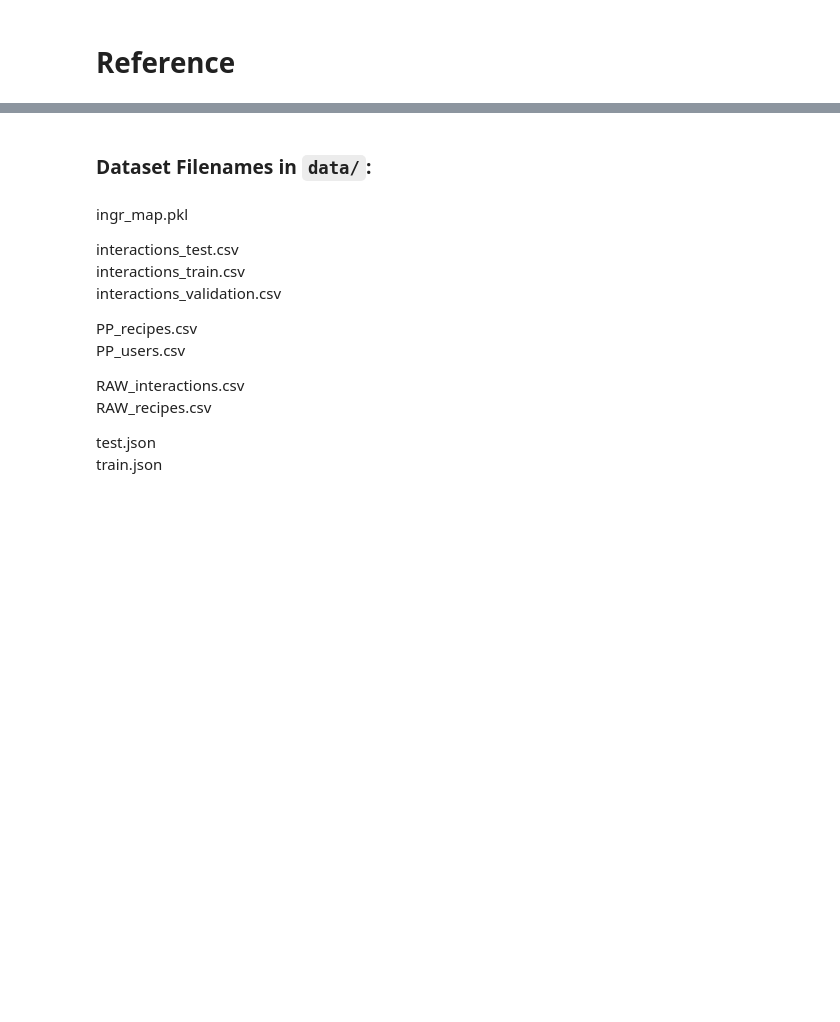
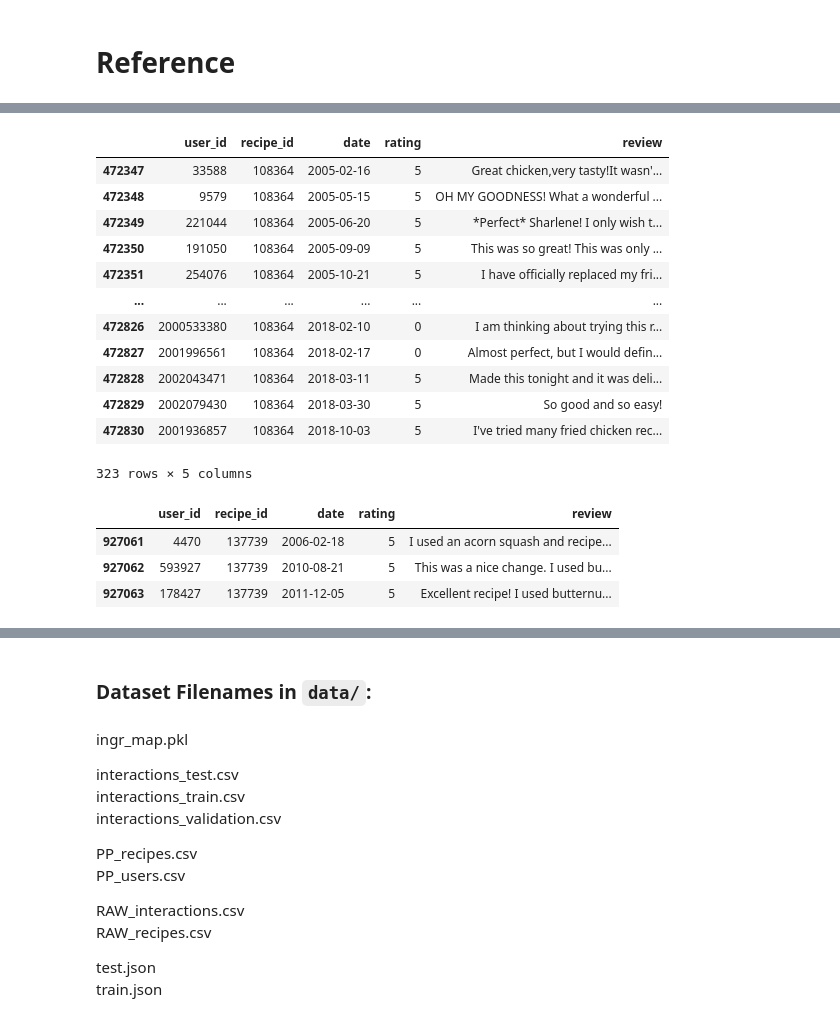
Before and after one commit to mike-flanagan/recipe-book, a Jupyter notebook: MF_Recipe_RecSystem_Notebook.ipynb, the cells around one changed output, grey strips where cells are left out. Cells and saved outputs as stored; diff of their text form; code cells hidden in the pictures; blank space fills up the shorter version.

```diff
--- a/MF_Recipe_RecSystem_Notebook.ipynb
+++ b/MF_Recipe_RecSystem_Notebook.ipynb
@@ -1329,0 +1491,2 @@ While `scikit-surprise` is not inherently equipped to run computations on cloud
+# %%
+pd.set_option('display.max_rows', 50)
@@ -1329,0 +1543,23 @@ While `scikit-surprise` is not inherently equipped to run computations on cloud
+# %%
+idf[idf.recipe_id == 108364]
+# %% [output]
+|  | user_id | recipe_id | date | rating | review |
+| 472347 | 33588 | 108364 | 2005-02-16 | 5 | Great chicken,very tasty!It wasn'... |
+| 472348 | 9579 | 108364 | 2005-05-15 | 5 | OH MY GOODNESS! What a wonderful ... |
+| 472349 | 221044 | 108364 | 2005-06-20 | 5 | *Perfect* Sharlene! I only wish t... |
+| 472350 | 191050 | 108364 | 2005-09-09 | 5 | This was so great! This was only ... |
+| 472351 | 254076 | 108364 | 2005-10-21 | 5 | I have officially replaced my fri... |
+| ... | ... | ... | ... | ... | ... |
+| 472826 | 2000533380 | 108364 | 2018-02-10 | 0 | I am thinking about trying this r... |
+| 472827 | 2001996561 | 108364 | 2018-02-17 | 0 | Almost perfect, but I would defin... |
+| 472828 | 2002043471 | 108364 | 2018-03-11 | 5 | Made this tonight and it was deli... |
+| 472829 | 2002079430 | 108364 | 2018-03-30 | 5 | So good and so easy! |
+| 472830 | 2001936857 | 108364 | 2018-10-03 | 5 | I've tried many fried chicken rec... |
+323 rows × 5 columns
+# %%
+idf[idf.recipe_id ] # chicken lickin good pork chops # 19
+# %% [output]
+|  | user_id | recipe_id | date | rating | review |
+| 927061 | 4470 | 137739 | 2006-02-18 | 5 | I used an acorn squash and recipe... |
+| 927062 | 593927 | 137739 | 2010-08-21 | 5 | This was a nice change. I used bu... |
+| 927063 | 178427 | 137739 | 2011-12-05 | 5 | Excellent recipe! I used butternu... |
```
Also changed, not shown: parts of 55 cells of this notebook.
